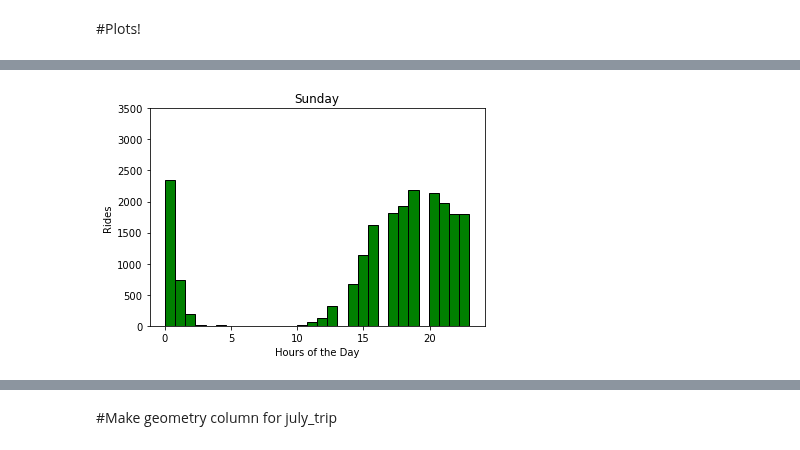
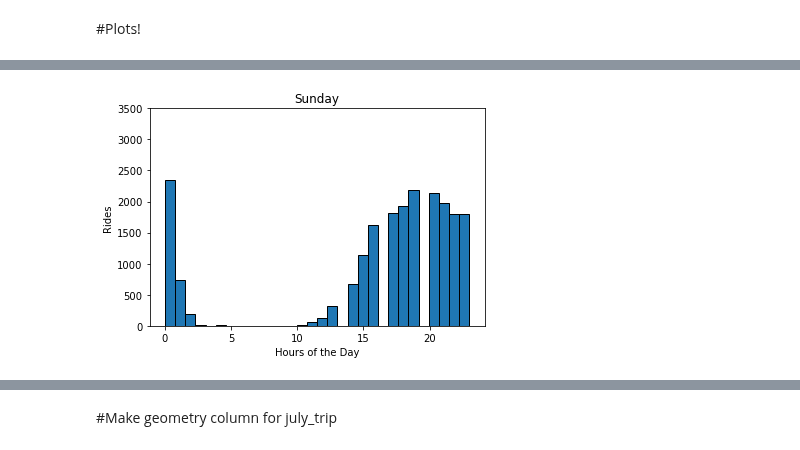
Before and after one commit to Quezadajl/nashville-scooters-project, a Jupyter notebook: notebooks/scooter_trips.ipynb, the cells around one changed output, grey strips where cells are left out. Saved outputs shown, nothing was run; the diff lists cells and outputs as text; code cells hidden in the pictures.

```diff
--- a/notebooks/scooter_trips.ipynb
+++ b/notebooks/scooter_trips.ipynb
@@ -201,12 +189,12 @@ plt.show()
 # %%
-plt.hist(sun_df.hour, bins = 30, color='green', edgecolor = 'black')
+plt.hist(sun_df.hour, bins = 30, edgecolor = 'black')
 plt.xlabel('Hours of the Day')
 plt.ylabel('Rides')
 plt.title('Sunday')
 plt.ylim([0, 3500])
 plt.show()
 # %% [output]
-[figure, old version]
+[figure, new version]
 # %%
 july_trip.head()
 # %% [output]
```
Also changed, not shown: parts of 13 cells of this notebook, 1 other file.
